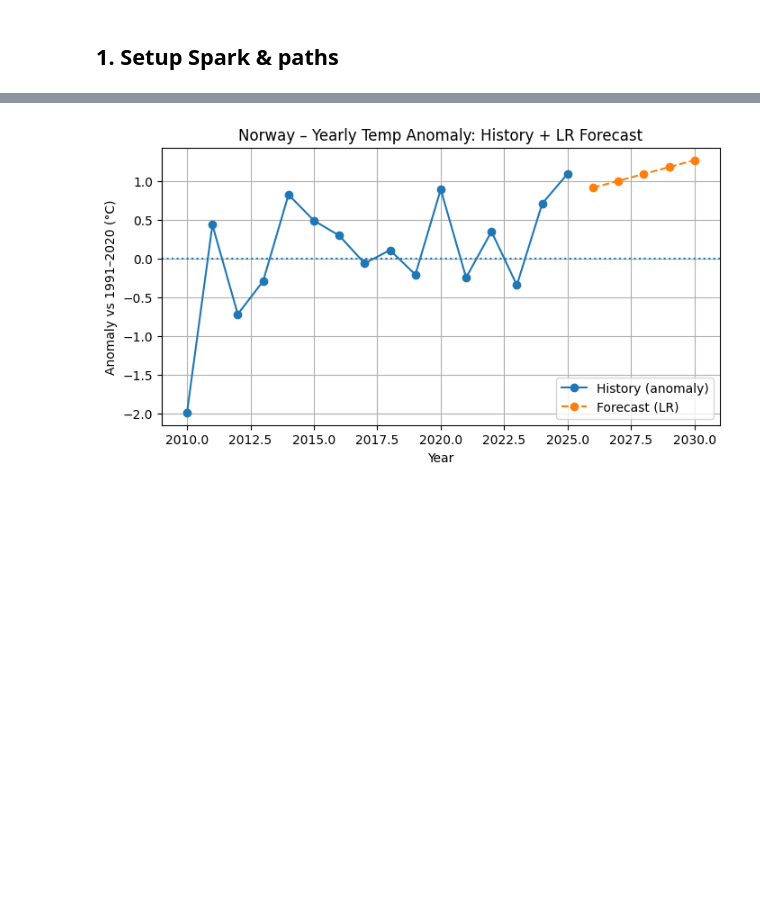
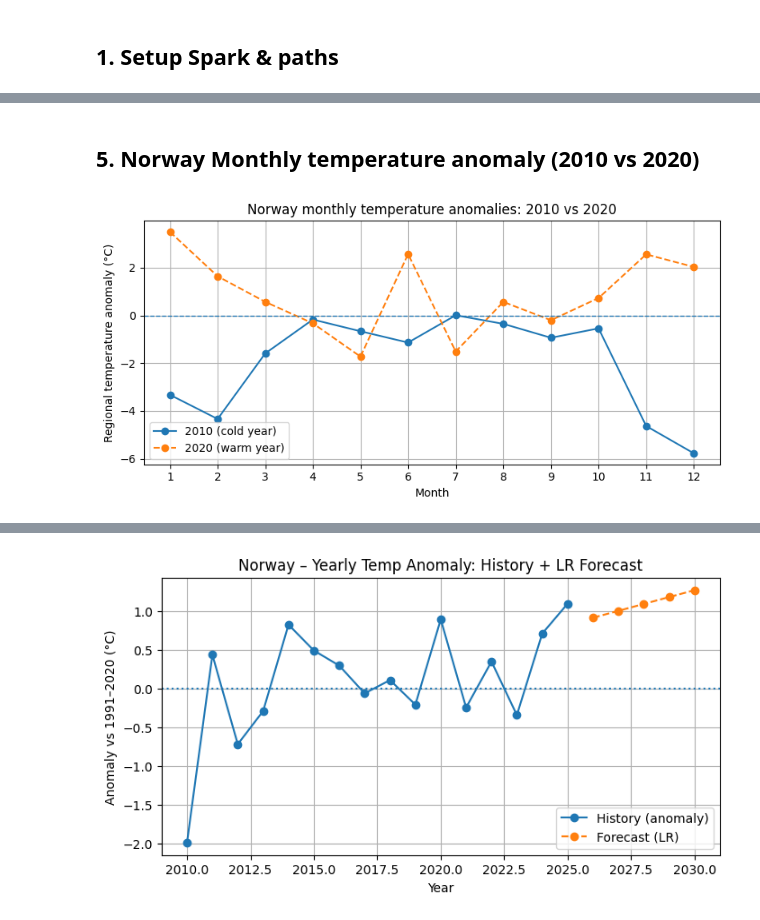
Before and after one commit to nafis4139/NOAA-GHCN-Project-Using-Spark-Medallion-Architecture, a Jupyter notebook: notebooks/analysis.ipynb, the cells around one changed output, grey strips where cells are left out. Drawn from its saved outputs; the diff is of its cells as text; code cells hidden in the pictures; blank space fills up the shorter version.

```diff
--- a/notebooks/analysis.ipynb
+++ b/notebooks/analysis.ipynb
@@ -187,0 +159,37 @@ plt.show()
+# %% [markdown]
+## 5. Norway Monthly temperature anomaly (2010 vs 2020)
+# %%
+cold_year = 2010
+warm_year = 2020
+
+reg_cold = (region_month
+    .filter((F.col("country") == "NO") & (F.col("year") == cold_year))
+    .orderBy("month")
+    .select("month", "region_tavg_anom_c")
+    .toPandas()
+)
+
+reg_warm = (region_month
+    .filter((F.col("country") == "NO") & (F.col("year") == warm_year))
+    .orderBy("month")
+    .select("month", "region_tavg_anom_c")
+    .toPandas()
+)
+
+plt.figure(figsize=(8, 4))
+plt.plot(reg_cold["month"], reg_cold["region_tavg_anom_c"],
+         marker="o", label=f"{cold_year} (cold year)")
+plt.plot(reg_warm["month"], reg_warm["region_tavg_anom_c"],
+         marker="o", linestyle="--", label=f"{warm_year} (warm year)")
+plt.axhline(0.0, linestyle="--", linewidth=1)
+
+plt.xlabel("Month")
+plt.ylabel("Regional temperature anomaly (°C)")
+plt.title(f"Norway monthly temperature anomalies: {cold_year} vs {warm_year}")
+plt.xticks(range(1, 13))
+plt.grid(True)
+plt.legend()
+plt.tight_layout()
+plt.show()
+# %% [output]
+[figure, added]
```
Also changed, not shown: parts of 24 cells of this notebook.
